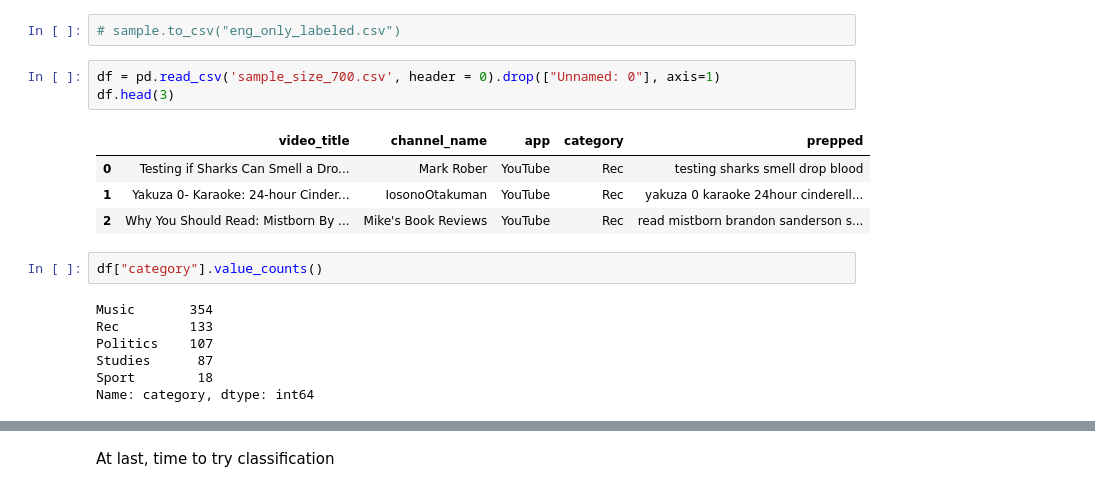
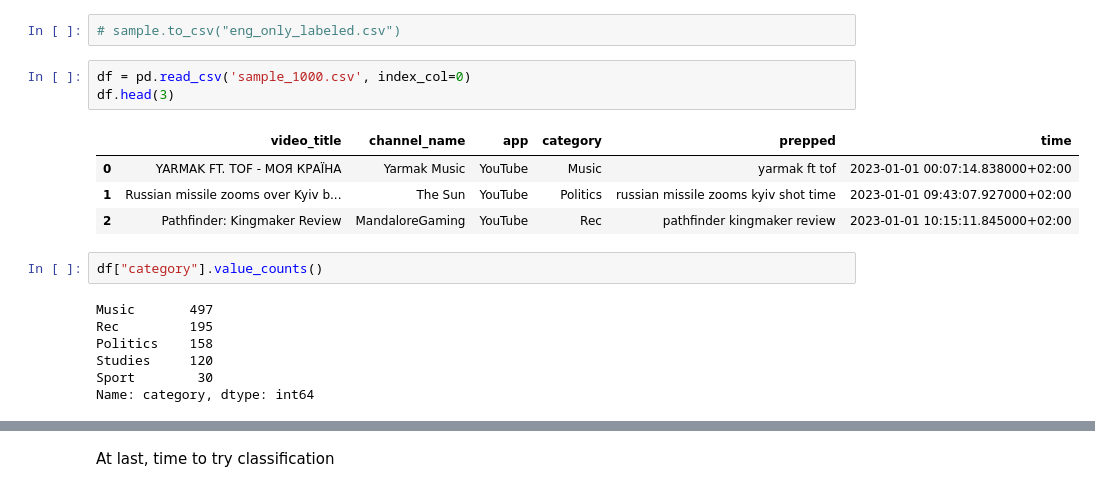
Before and after one commit to SanAntonik/yt_activity_analysis, a Jupyter notebook: classify.ipynb, the cells around one changed output, grey strips where cells are left out. Drawn from its saved outputs; the diff is of its cells as text.

Commit message:
Fifth try with sample_size=1000, training_size=800, and everything else stays the same

```diff
--- a/classify.ipynb
+++ b/classify.ipynb
@@ -461,21 +461,21 @@ Name: category, dtype: int64
 # %%
 # sample.to_csv("eng_only_labeled.csv")
 # %%
-df = pd.read_csv('sample_size_700.csv', header = 0).drop(["Unnamed: 0"], axis=1)
+df = pd.read_csv('sample_1000.csv', index_col=0)
 df.head(3)
 # %% [output]
-|  | video_title | channel_name | app | category | prepped |
-| 0 | Testing if Sharks Can Smell a Dro... | Mark Rober | YouTube | Rec | testing sharks smell drop blood |
-| 1 | Yakuza 0- Karaoke: 24-hour Cinder... | IosonoOtakuman | YouTube | Rec | yakuza 0 karaoke 24hour cinderell... |
-| 2 | Why You Should Read: Mistborn By ... | Mike's Book Reviews | YouTube | Rec | read mistborn brandon sanderson s... |
+|  | video_title | channel_name | app | category | prepped | time |
+| 0 | YARMAK FT. TOF - МОЯ КРАЇНА | Yarmak Music | YouTube | Music | yarmak ft tof | 2023-01-01 00:07:14.838000+02:00 |
+| 1 | Russian missile zooms over Kyiv b... | The Sun | YouTube | Politics | russian missile zooms kyiv shot time | 2023-01-01 09:43:07.927000+02:00 |
+| 2 | Pathfinder: Kingmaker Review | MandaloreGaming | YouTube | Rec | pathfinder kingmaker review | 2023-01-01 10:15:11.845000+02:00 |
 # %%
 df["category"].value_counts()
 # %% [output]
-Music       354
-Rec         133
-Politics    107
-Studies      87
-Sport        18
+Music       497
+Rec         195
+Politics    158
+Studies     120
+Sport        30
 Name: category, dtype: int64
 # %%
 # df['target_label'] = pd.factorize(df['category'])[0]
```
Also changed, not shown: parts of 5 cells of this notebook.
